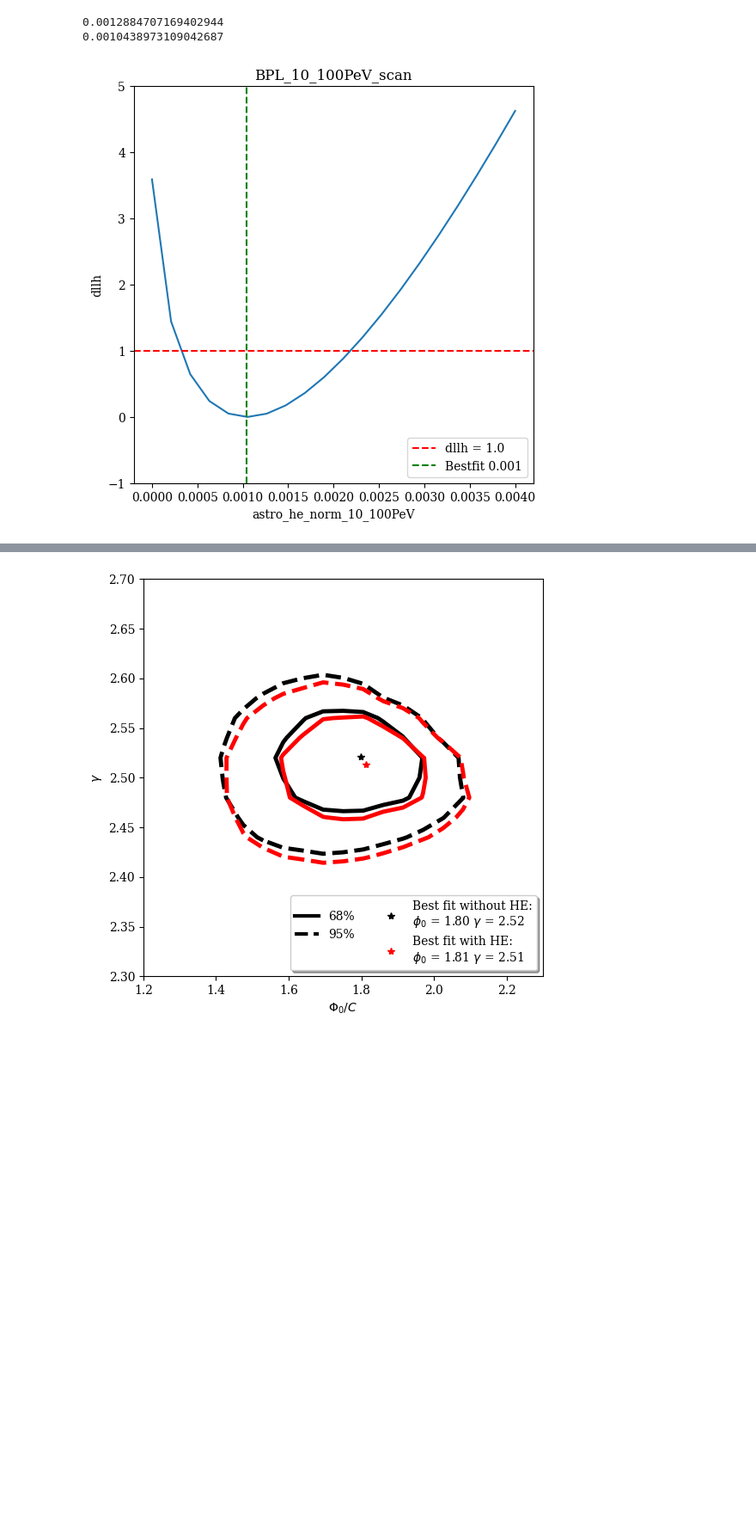
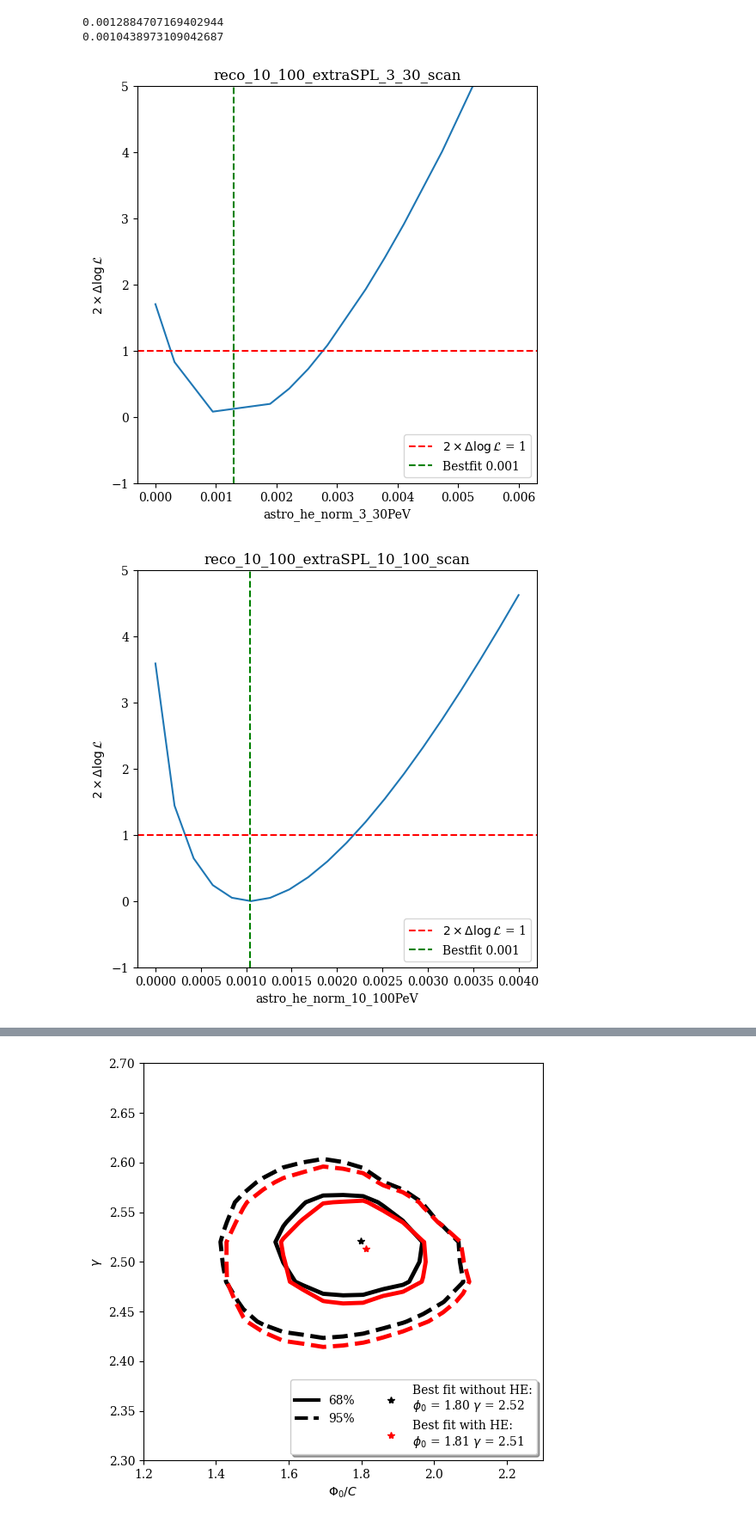
Before and after one commit to tjuanve/icc-ana, a Jupyter notebook: combined_track_shower/plots/diffuse_call_12dec_extraSPL.ipynb, the cells around one changed output, grey strips where cells are left out. Shown at 86% size. Cells and saved outputs as stored; diff of their text form; code cells hidden in the pictures; blank space fills up the shorter version.

```diff
--- a/combined_track_shower/plots/diffuse_call_12dec_extraSPL.ipynb
+++ b/combined_track_shower/plots/diffuse_call_12dec_extraSPL.ipynb
@@ -97,35 +101,40 @@ def plot_dllh( name, bestfitname, parameter ):
 
     scan = scan_dict[name].get_scan_df( param_name = parameter, dllh_ref=bestfits[bestfitname]["llh"],  drop_unsuccessful = drop_unsuccessful)
 
-
     fig, (ax) = plt.subplots(1, 1)
 
     ax.plot( scan[parameter], scan["dllh"] )
-    ax.axhline(1.0, color="red", linestyle="--", label="dllh = 1.0")
+    ax.axhline(1.0, color="red", linestyle="--", label=r"$2 \times \Delta \log \mathcal{L}$ = 1")
     ax.axvline(bestfit, color="green", linestyle="--", label=f"Bestfit {bestfit:.3f}")
 
     ax.set_xlabel(parameter)
-    ax.set_ylabel("dllh")
+    ax.set_ylabel(r"$2 \times \Delta \log \mathcal{L}$")
 
     ax.set_title(name)
 
-    # ax.set_ylim( [ min(scan["dllh"]) - 1, min(scan["dllh"]) +5])
     ax.set_ylim( [ -1,5 ])
 
     ax.legend()
 
-    # plt.savefig(f"{plotting_path}/dllh_name-{name}_parameter-{parameter}.pdf")
+    plt.savefig(f"{plotting_path}/dllh_name-{name}_parameter-{parameter}.pdf")
 # %%
+## plot all
+
 # for name in scan_dir_dict:
 #     if "2D" in name: continue
 #     parameters = scan_dict[name].get_scan_list()
 #     for parameter in parameters:
 #         if parameter == "freefit": continue
 #         plot_dllh( name, parameter )
-
-plot_dllh( "BPL_10_100PeV_scan",  "BPL_10_100PeV", "astro_he_norm_10_100PeV" )
-# %% [output]
-[figure, removed]
+# %%
+plot_dllh( "reco_10_100_extraSPL_3_30_scan",  "reco_10_100_extraSPL_3_30", "astro_he_norm_3_30PeV" )
+plot_dllh( "reco_10_100_extraSPL_10_100_scan",  "reco_10_100_extraSPL_10_100", "astro_he_norm_10_100PeV" )
+
+# plot_dllh( "reco_30_300_extraSPL_3_30_scan",  "reco_30_300_extraSPL_3_30", "astro_he_norm_3_30PeV" )
+# plot_dllh( "reco_30_300_extraSPL_10_100_scan",  "reco_30_300_extraSPL_10_100", "astro_he_norm_10_100PeV" )
+# %% [output]
+[figure, added]
+[figure, added]
 # %%
 def obtain_fitlist( name, parameters ):
 
```
Also changed, not shown: parts of 7 cells of this notebook, 3 other files.
